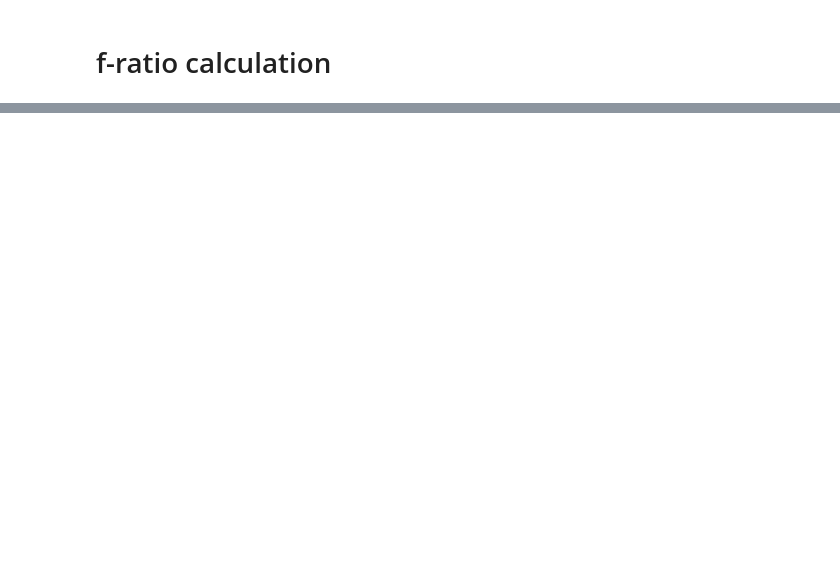
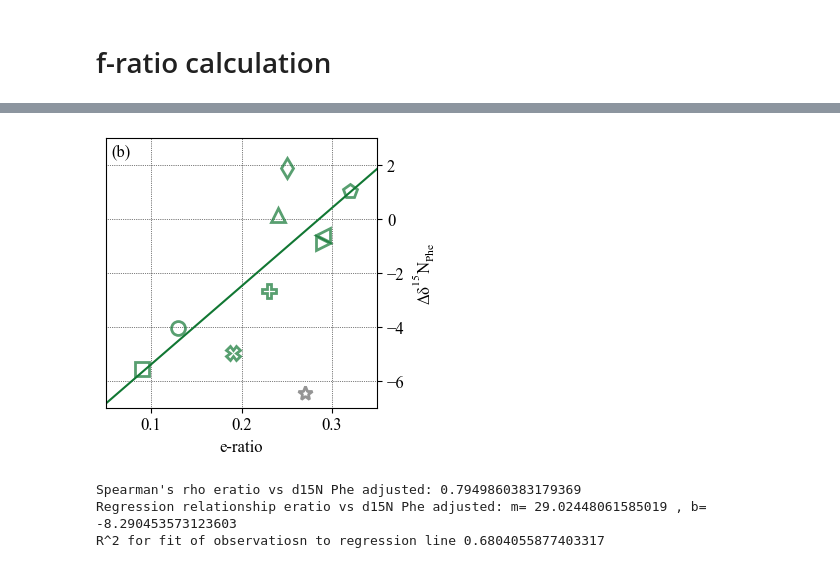
Before and after one commit to evepug/TP_baseline_coupling, a Jupyter notebook: TP_baseline_analysis_wdict.ipynb, the cells around one changed output, grey strips where cells are left out. Drawn from its saved outputs; the diff is of its cells as text; code cells hidden in the pictures; blank space fills up the shorter version.

```diff
--- a/TP_baseline_analysis_wdict.ipynb
+++ b/TP_baseline_analysis_wdict.ipynb
@@ -2935,0 +3156,79 @@ print(catalogue)
+# %%
+#initialize plot
+fig,ax=plt.subplots(figsize=(half_width,half_width))
+
+# loop through the compiled paleo datasets
+# plotting TP vs e-ratio
+# at the corresponding study site
+eratio_array=np.array([])
+Phe_adj_array=np.array([])
+k=0
+for i in obs_summary.index:
+    if obs_summary['Abbreviation'][i] == 'SWT':
+        color_sel='dimgrey'
+    else:
+        color_sel=phe_color
+    m_sel=marker_list[k]
+    k=k+1
+
+    # plot TP vs Phe points (Holocene only)
+    temp_df=obs_summary[obs_summary.index==i]
+    hol_subset=pd.DataFrame(data={'age':np.asarray(temp_df['age'].tolist()).ravel(),
+                                  'TP_adj':np.asarray(temp_df['TP_adj'].tolist()).ravel(),
+                                  'Phe_adj':np.asarray(temp_df['Phe_adj'].tolist()).ravel(),
+                                 })
+    hol_subset=hol_subset[hol_subset['age']<12000]
+
+    ax.plot(temp_df['eratio'][i],
+            np.mean(hol_subset['Phe_adj']),
+            linestyle='None',color='None',
+            mec=color_sel,alpha=.7,ms=10,
+            marker=m_sel, mew=2,
+            label=obs_summary['Abbreviation'][i])
+
+    if obs_summary['Abbreviation'][i] != 'SWT':
+        eratio_array=np.append(eratio_array,temp_df['eratio'][i])
+        Phe_adj_array=np.append(Phe_adj_array,np.mean(hol_subset['Phe_adj']))
+
+# find relationships:
+rho_eratio_Pheadj=rho_calc(eratio_array,Phe_adj_array)
+slope_eratio_Pheadj=slope_calc(eratio_array,Phe_adj_array)
+intercept_eratio_Pheadj=intercept_calc(eratio_array,Phe_adj_array)
+
+#plot line
+xvals=np.arange(0,1,.1)
+plt.plot(xvals,xvals*slope_eratio_Pheadj+intercept_eratio_Pheadj, color=phe_color)
+
+# move y axis ticks and axis label to right
+ax.yaxis.set_label_position("right")
+ax.yaxis.tick_right()
+
+# set axis labels
+ax.set_ylabel('$\mathdefault{Δδ^{15}N_{Phe}}$')
+ax.set_xlabel('e-ratio')
+
+#set axis limits
+ax.set_ylim(-7,3)
+ax.set_xlim(0.05,.35)
+
+# add gridlines
+ax.grid(linestyle=':',color='k',lw=.5)
+
+# add subplot label
+text=ax.text(0.02,0.98,'(b)',ha='left',va='top',transform=ax.transAxes,
+            bbox=dict(boxstyle='square,pad=0',alpha=.5, fc='w', ec='none'))
+
+#save figure, display and close
+plt.savefig('Figures/FigS4b.png',bbox_inches='tight', dpi=1000)
+plt.savefig('Figures/FigS4b.pdf',bbox_inches='tight', dpi=1000)
+plt.show()
+plt.close()
+
+print("Spearman's rho eratio vs d15N Phe adjusted:", rho_eratio_Pheadj)
+print("Regression relationship eratio vs d15N Phe adjusted: m=", slope_eratio_Pheadj, ", b=",intercept_eratio_Pheadj)
+print("R^2 for fit of observatiosn to regression line",r2_func(eratio_array,Phe_adj_array, slope_eratio_Pheadj, intercept_eratio_Pheadj))
+# %% [output]
+[figure, added]
+Spearman's rho eratio vs d15N Phe adjusted: 0.7949860383179369
+Regression relationship eratio vs d15N Phe adjusted: m= 29.02448061585019 , b= -8.290453573123603
+R^2 for fit of observatiosn to regression line 0.6804055877403317
```
Also changed, not shown: parts of 17 cells of this notebook, 17 other files.
